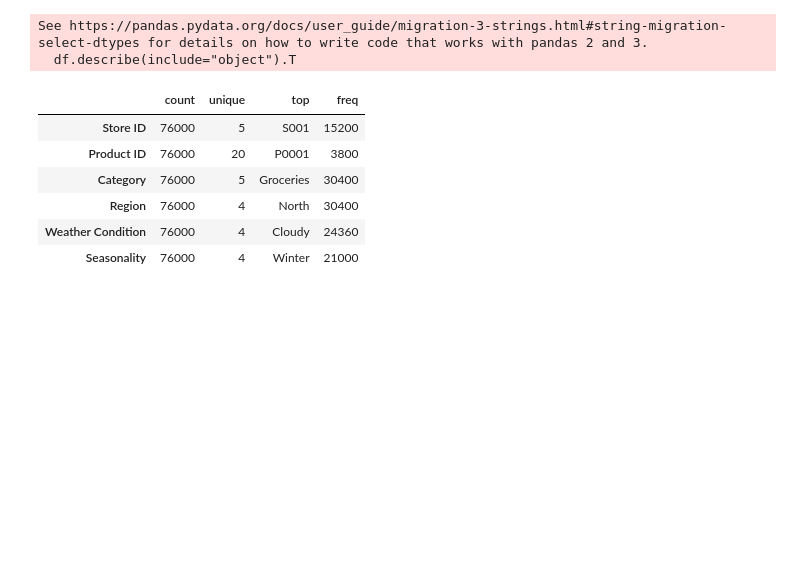
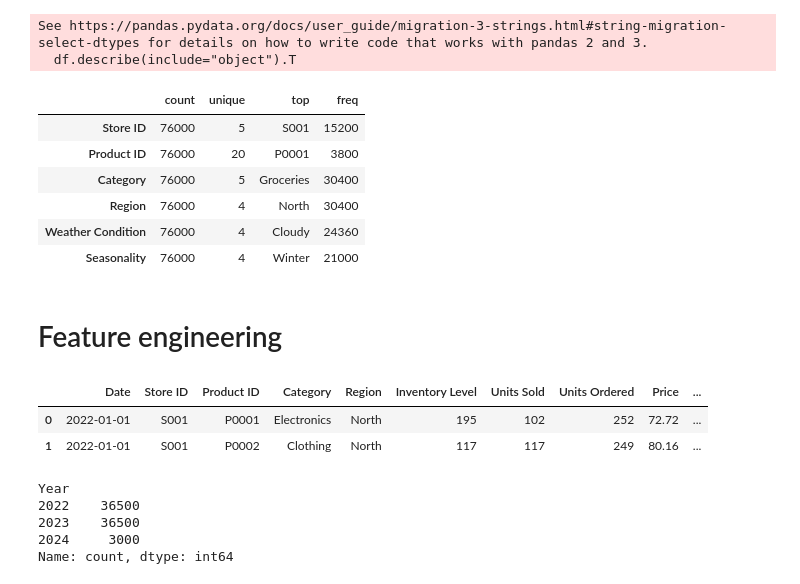
Before and after one commit to nayeem29dse/Demand-Forecast-model-with-streamlit-deployment, a Jupyter notebook: analysis.ipynb, the cells around one changed output. Cells and saved outputs as stored; diff of their text form; code cells hidden in the pictures; blank space fills up the shorter version.

Commit message:
Feature engineering

```diff
--- a/analysis.ipynb
+++ b/analysis.ipynb
@@ -121,3 +121,21 @@ See https://pandas.pydata.org/docs/user_guide/migration-3-strings.html#string-mi
 | Region | 76000 | 4 | North | 30400 |
 | Weather Condition | 76000 | 4 | Cloudy | 24360 |
 | Seasonality | 76000 | 4 | Winter | 21000 |
+# %% [markdown]
+# Feature engineering
+# %%
+df["Year"]= df["Date"].dt.year
+df["Month"] = df["Date"].dt.month
+df.head(2)
+# %% [output]
+|  | Date | Store ID | Product ID | Category | Region | Inventory Level | Units Sold | Units Ordered | Price | ... |
+| 0 | 2022-01-01 | S001 | P0001 | Electronics | North | 195 | 102 | 252 | 72.72 | ... |
+| 1 | 2022-01-01 | S001 | P0002 | Clothing | North | 117 | 117 | 249 | 80.16 | ... |
+# %%
+df["Year"].value_counts()
+# %% [output]
+Year
+2022    36500
+2023    36500
+2024     3000
+Name: count, dtype: int64
```
Also changed, not shown: parts of 4 cells of this notebook.
